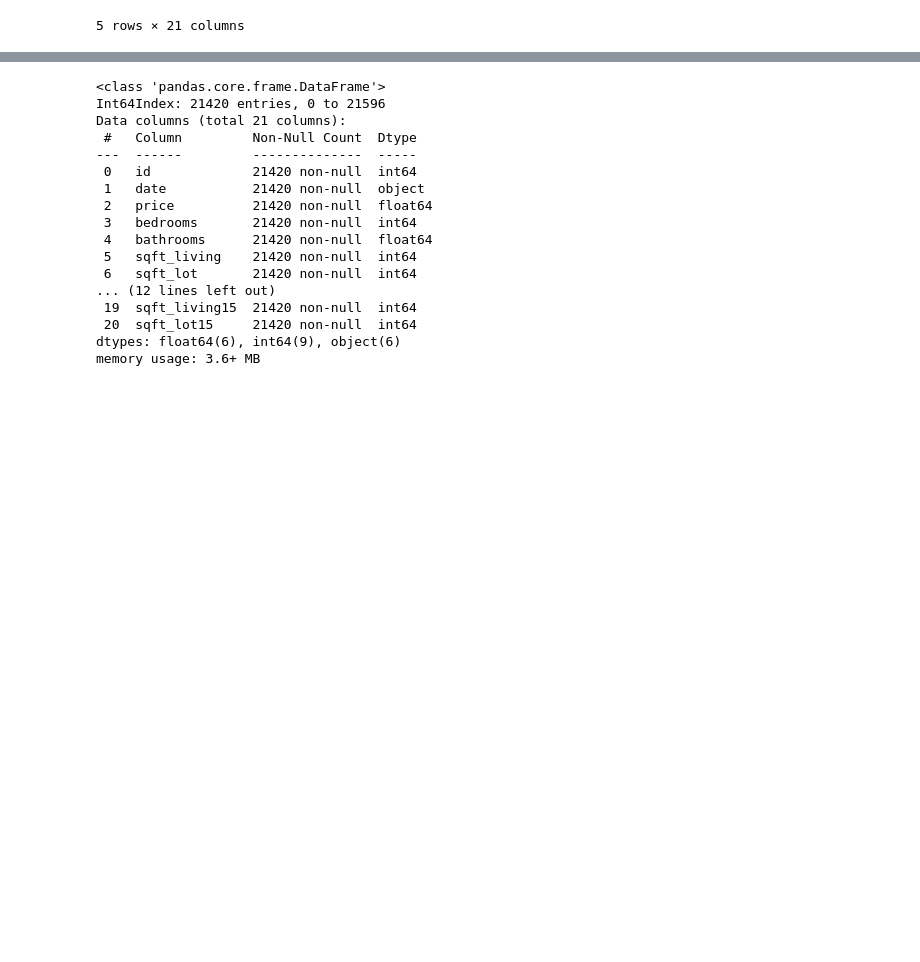
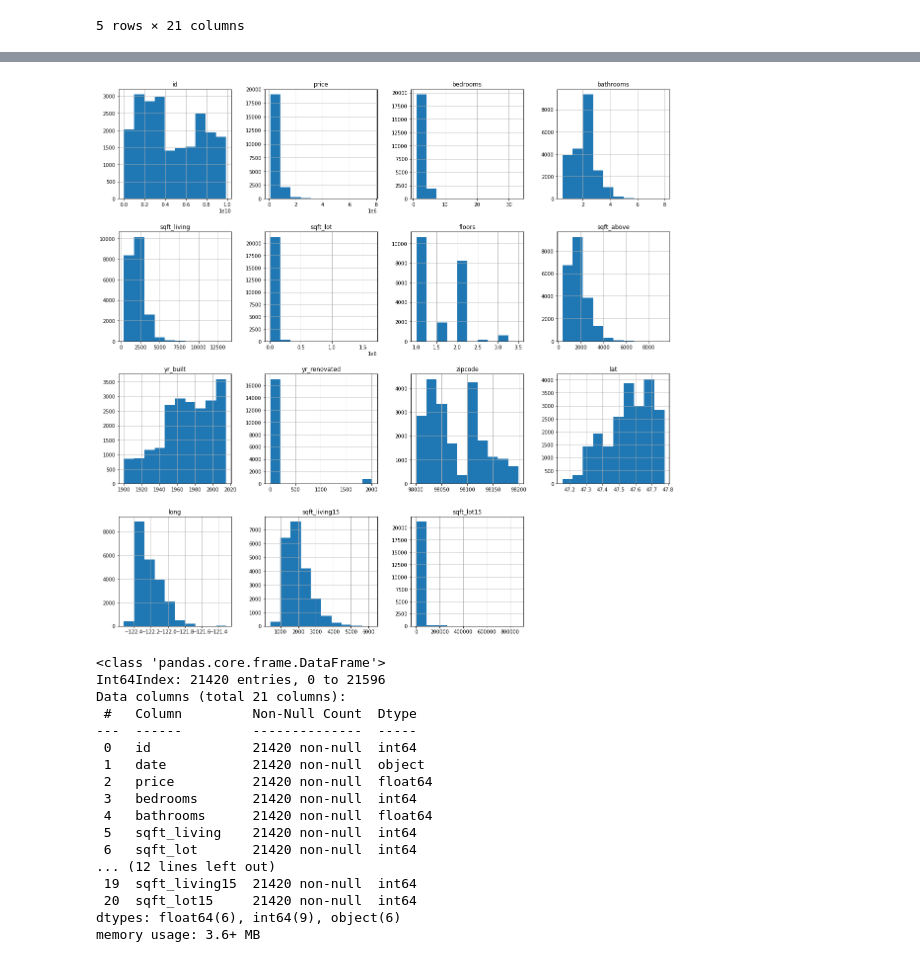
Before and after one commit to olamide-h/Phase-2Project, a Jupyter notebook: Mide.ipynb, the cells around one changed output, grey strips where cells are left out. Saved outputs shown, nothing was run; the diff lists cells and outputs as text; code cells hidden in the pictures; blank space fills up the shorter version.

```diff
--- a/Mide.ipynb
+++ b/Mide.ipynb
@@ -71 +81,5 @@ df.describe()
+# %%
+df.hist(figsize=(20,20));
+# %% [output]
+[figure, added]
 # %%
```
Also changed, not shown: parts of 35 cells of this notebook.
